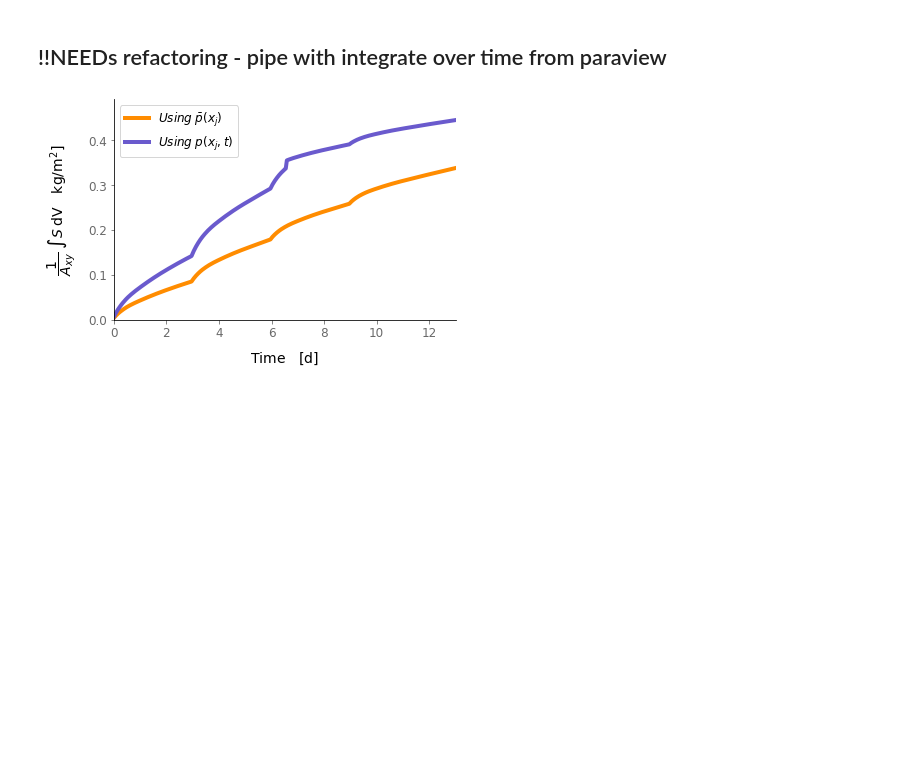
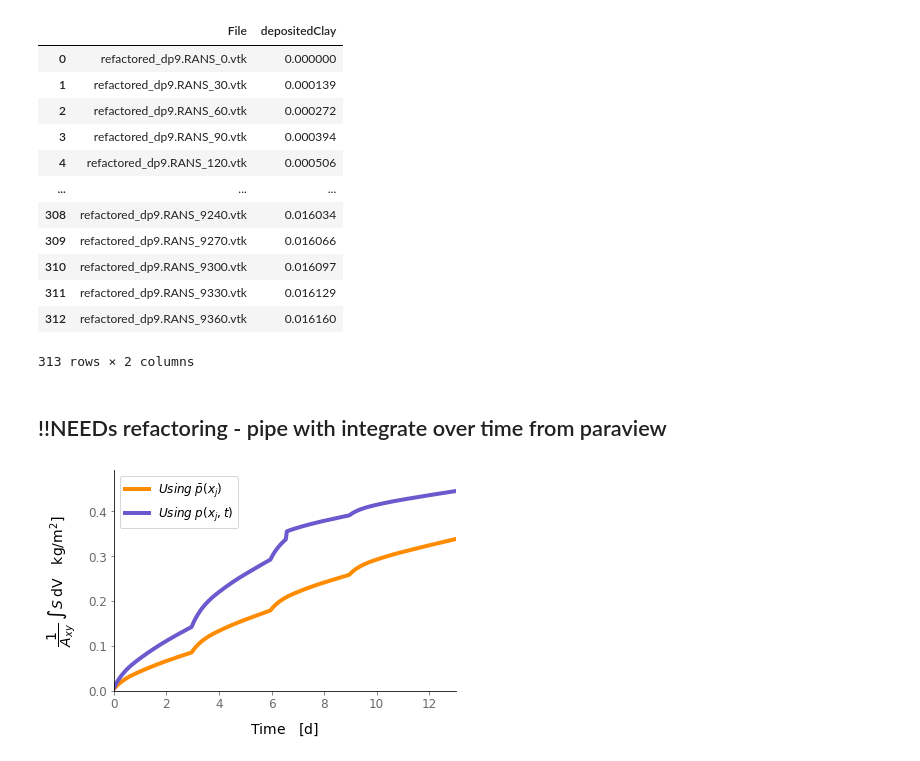
Before and after one commit to edsaac/ReactiveBiomass, a Jupyter notebook: notebooks/cloggingFoam/MassOverAllDomain.ipynb, the cells around one changed output. Saved outputs shown, nothing was run; the diff lists cells and outputs as text; code cells hidden in the pictures; blank space fills up the shorter version.

```diff
--- a/notebooks/cloggingFoam/MassOverAllDomain.ipynb
+++ b/notebooks/cloggingFoam/MassOverAllDomain.ipynb
@@ -8,2 +11,36 @@ from natsort import natsorted
+# %%
+path = "/home/edsaa/nuModel/tempResults_review/refactored_dp9.RANS"
+variables = ["suspendedClay","depositedClay","h","hMean","phi"]
+RAS = pickleVolScalarField(path,variables,keyword="top")
+# %%
+vtkFiles = natsorted([f for f in os.listdir(os.path.join(path,"VTK")) if f.endswith(".vtk")])
+globalDataFrame = pd.DataFrame({'File':vtkFiles})
+
+tmpVector = [None] * len(vtkFiles)
+variable = "depositedClay"
+
+for i,vtkFile in enumerate(vtkFiles):
+    pathToVTK = os.path.join(path,"VTK",vtkFile)
+    vtk = pv.read(pathToVTK)
+    integrated = vtk.integrate_data()
+    tmpVector[i] = float(integrated[variable])
+
+globalDataFrame[variable] = tmpVector
+# %%
+globalDataFrame
+# %% [output]
+|  | File | depositedClay |
+| 0 | refactored_dp9.RANS_0.vtk | 0.000000 |
+| 1 | refactored_dp9.RANS_30.vtk | 0.000139 |
+| 2 | refactored_dp9.RANS_60.vtk | 0.000272 |
+| 3 | refactored_dp9.RANS_90.vtk | 0.000394 |
+| 4 | refactored_dp9.RANS_120.vtk | 0.000506 |
+| ... | ... | ... |
+| 308 | refactored_dp9.RANS_9240.vtk | 0.016034 |
+| 309 | refactored_dp9.RANS_9270.vtk | 0.016066 |
+| 310 | refactored_dp9.RANS_9300.vtk | 0.016097 |
+| 311 | refactored_dp9.RANS_9330.vtk | 0.016129 |
+| 312 | refactored_dp9.RANS_9360.vtk | 0.016160 |
+313 rows × 2 columns
 # %% [markdown]
 ## !!NEEDs refactoring - pipe with integrate over time from paraview
```
Also changed, not shown: parts of 2 cells of this notebook, 3 other files.
